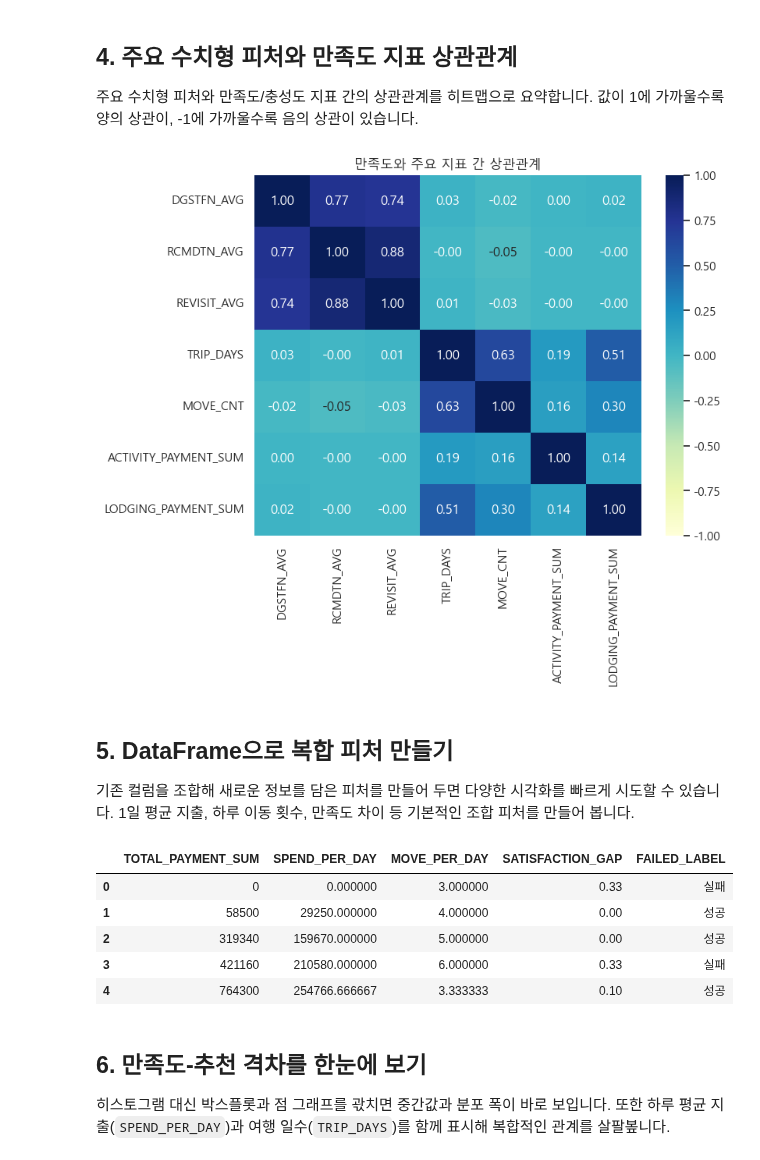
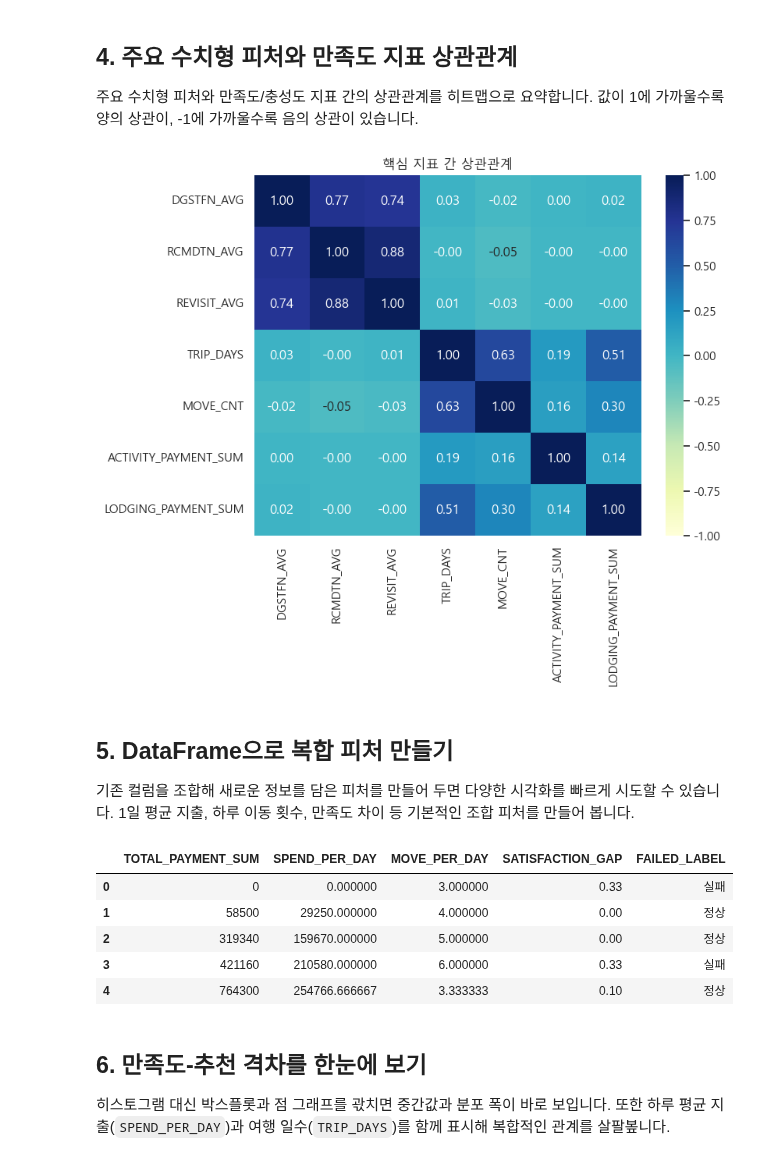
Before and after one commit to SKNetworks-AI19-250818/SKN19-mini-1Team, a Jupyter notebook: preprocessing/notebook/01_EDA.ipynb, the cells around one changed output. Cells and saved outputs as stored; diff of their text form; code cells hidden in the pictures.

```diff
--- a/preprocessing/notebook/01_EDA.ipynb
+++ b/preprocessing/notebook/01_EDA.ipynb
@@ -19,8 +16,12 @@ plt.rcParams['axes.unicode_minus'] = False
 # %%
-# 1) CSV 파일을 불러오고 기본 크기를 확인
-file_path = "../../data/training/final/travel_insight_v1.csv"
-travel = pd.read_csv(file_path)
-print(f"데이터 행(row) 수: {len(travel)}")
-print(f"데이터 열(column) 수: {len(travel.columns)}")
+# 1) CSV 파일 불러오기와 크기 확인
+DATA_PATH = Path("../../data/training/final/travel_insight_v1.csv")
+
+travel = pd.read_csv(DATA_PATH)
+
+row_count, column_count = travel.shape
+print(f"행(row) 수: {row_count}")
+print(f"열(column) 수: {column_count}")
+
 travel.head()
 # %% [output]
@@ -82,36 +102,47 @@ plt.show()
 
 주요 수치형 피처와 만족도/충성도 지표 간의 상관관계를 히트맵으로 요약합니다. 값이 1에 가까울수록 양의 상관이, -1에 가까울수록 음의 상관이 있습니다.
 # %%
-numeric_cols = ["DGSTFN_AVG", "RCMDTN_AVG", "REVISIT_AVG", "TRIP_DAYS", "MOVE_CNT",
-                 "ACTIVITY_PAYMENT_SUM", "LODGING_PAYMENT_SUM"]
-heatmap_data = travel[numeric_cols].corr()
+# 5) 주요 수치형 지표 간 상관관계 히트맵
+numeric_cols = [
+    "DGSTFN_AVG",
+    "RCMDTN_AVG",
+    "REVISIT_AVG",
+    "TRIP_DAYS",
+    "MOVE_CNT",
+    "ACTIVITY_PAYMENT_SUM",
+    "LODGING_PAYMENT_SUM",
+]
+correlation_matrix = travel[numeric_cols].corr()
 
 plt.figure(figsize=(8, 6))
-sns.heatmap(heatmap_data, annot=True, fmt=".2f", cmap="YlGnBu", vmin=-1, vmax=1)
-plt.title("만족도와 주요 지표 간 상관관계")
+sns.heatmap(correlation_matrix, annot=True, fmt=".2f", cmap="YlGnBu", vmin=-1, vmax=1)
+plt.title("핵심 지표 간 상관관계")
 plt.show()
 # %% [output]
-[figure, old version]
+[figure, new version]
 # %% [markdown]
 ## 5. DataFrame으로 복합 피처 만들기
 
 기존 컬럼을 조합해 새로운 정보를 담은 피처를 만들어 두면 다양한 시각화를 빠르게 시도할 수 있습니다. 1일 평균 지출, 하루 이동 횟수, 만족도 차이 등 기본적인 조합 피처를 만들어 봅니다.
 # %%
-# 복합 피처 생성
+# 6) 파생 변수 생성
 travel = travel.copy()
 travel["TOTAL_PAYMENT_SUM"] = travel["ACTIVITY_PAYMENT_SUM"].fillna(0) + travel["LODGING_PAYMENT_SUM"].fillna(0)
 travel["SPEND_PER_DAY"] = travel["TOTAL_PAYMENT_SUM"] / travel["TRIP_DAYS"].replace(0, pd.NA)
 travel["MOVE_PER_DAY"] = travel["MOVE_CNT"] / travel["TRIP_DAYS"].replace(0, pd.NA)
 travel["SATISFACTION_GAP"] = travel["DGSTFN_AVG"] - travel["RCMDTN_AVG"]
-travel["FAILED_LABEL"] = travel["IS_FAILED_TRIP"].map({0: "성공", 1: "실패"})
-travel[["TOTAL_PAYMENT_SUM", "SPEND_PER_DAY", "MOVE_PER_DAY", "SATISFACTION_GAP", "FAILED_LABEL"]].head()
+travel["FAILED_LABEL"] = travel["IS_FAILED_TRIP"].map({0: "정상", 1: "실패"})
+
+travel[
+    ["TOTAL_PAYMENT_SUM", "SPEND_PER_DAY", "MOVE_PER_DAY", "SATISFACTION_GAP", "FAILED_LABEL"]
+].head()
 # %% [output]
 |  | TOTAL_PAYMENT_SUM | SPEND_PER_DAY | MOVE_PER_DAY | SATISFACTION_GAP | FAILED_LABEL |
 | 0 | 0 | 0.000000 | 3.000000 | 0.33 | 실패 |
-| 1 | 58500 | 29250.000000 | 4.000000 | 0.00 | 성공 |
-| 2 | 319340 | 159670.000000 | 5.000000 | 0.00 | 성공 |
+| 1 | 58500 | 29250.000000 | 4.000000 | 0.00 | 정상 |
+| 2 | 319340 | 159670.000000 | 5.000000 | 0.00 | 정상 |
 | 3 | 421160 | 210580.000000 | 6.000000 | 0.33 | 실패 |
-| 4 | 764300 | 254766.666667 | 3.333333 | 0.10 | 성공 |
+| 4 | 764300 | 254766.666667 | 3.333333 | 0.10 | 정상 |
 # %% [markdown]
 ## 6. 만족도-추천 격차를 한눈에 보기
 
```
Also changed, not shown: parts of 8 cells of this notebook, 1 other file.
